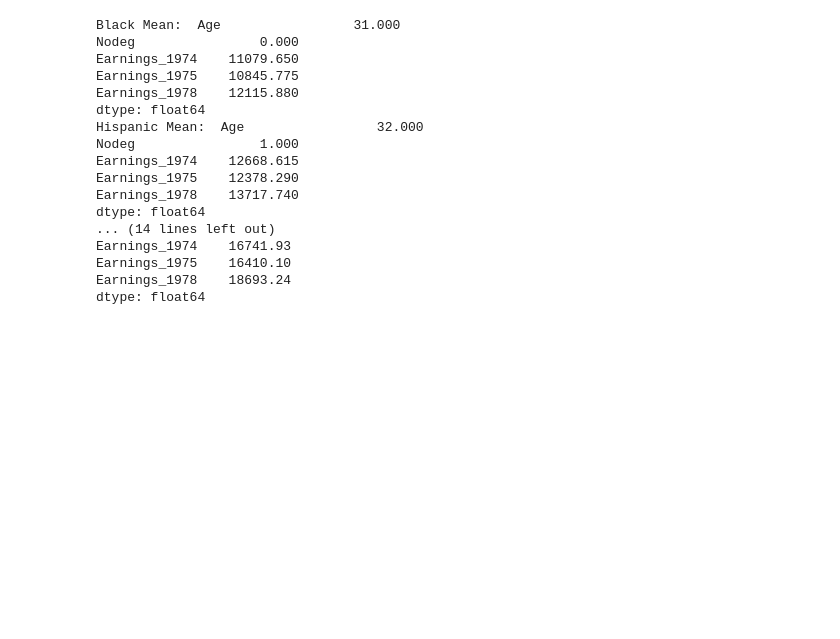
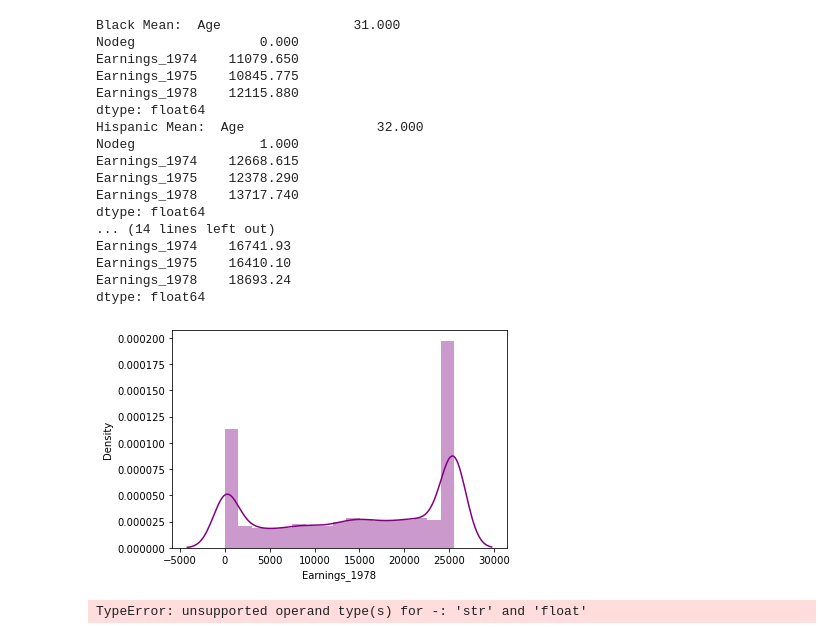
Before and after one commit to allyryry/DATA-3450--Assignment-1, a Jupyter notebook: Assignment1.ipynb, the cells around one changed output. Saved outputs shown, nothing was run; the diff lists cells and outputs as text; code cells hidden in the pictures; blank space fills up the shorter version.

```diff
--- a/Assignment1.ipynb
+++ b/Assignment1.ipynb
@@ -280,3 +280,14 @@ Earnings_1974    16741.93
 Earnings_1975    16410.10
 Earnings_1978    18693.24
 dtype: float64
+# %%
+#Make a histogram and PMF
+sns.distplot(df["Earnings_1978"], kde_kws={"label":"Value"}, hist_kws={"label":"Value"}, color="purple")
+pmf = thinkstats2.Pmf("Earnings_1978")
+# %% [output]
+[figure, added]
+# %%
+pmf78 = thinkstats2.Pmf("Earnings_1978")
+thinkplot.Pmf(pmf78)
+# %% [output]
+TypeError: unsupported operand type(s) for -: 'str' and 'float'
```
